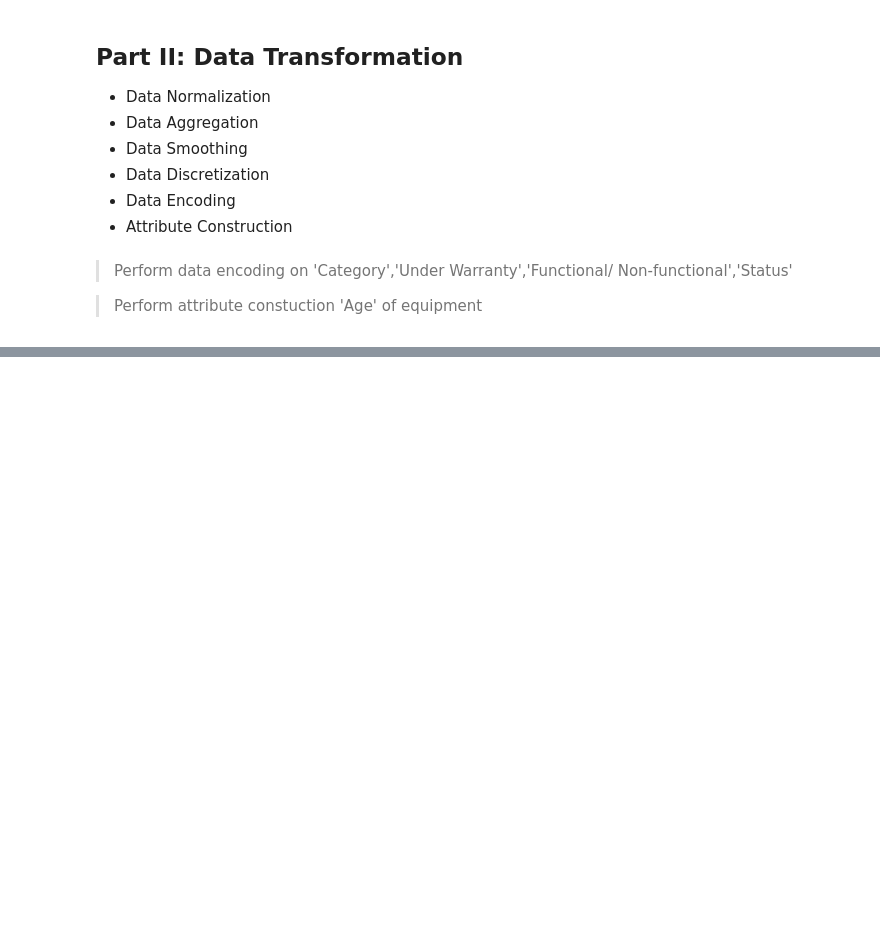
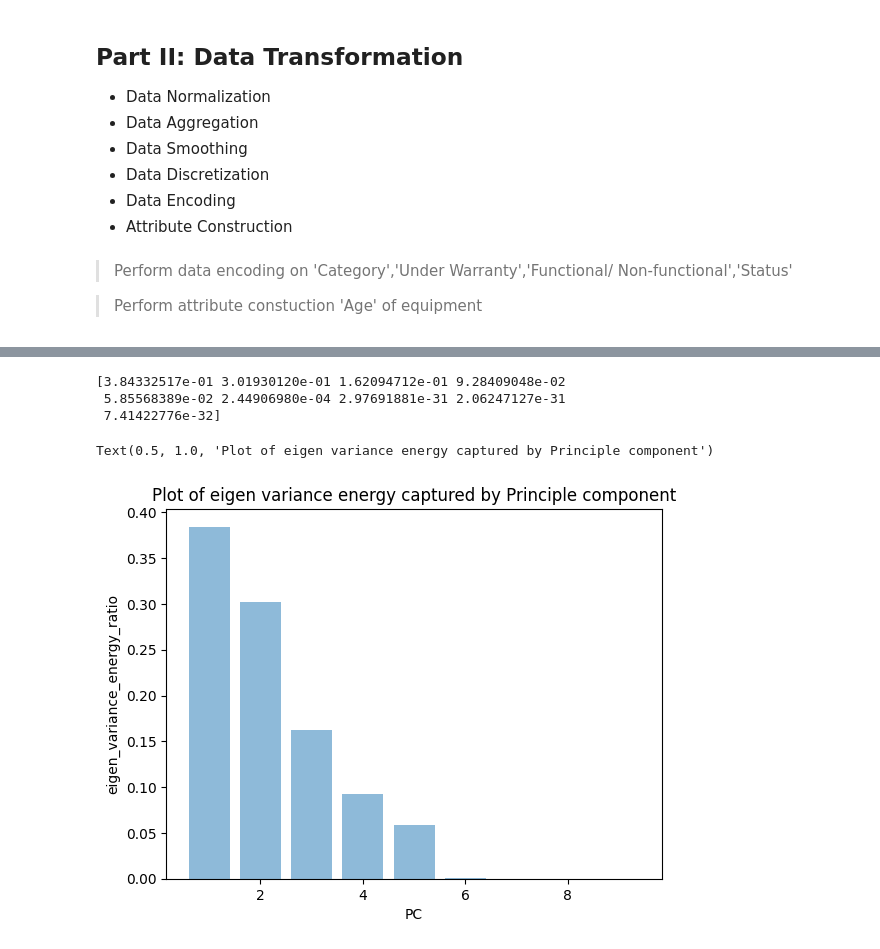
Before and after one commit to Qiiz/Medi-Hascar, a Jupyter notebook: medical_eda_pca.ipynb, the cells around one changed output, grey strips where cells are left out. Cells and saved outputs as stored; diff of their text form; code cells hidden in the pictures; blank space fills up the shorter version.

```diff
--- a/medical_eda_pca.ipynb
+++ b/medical_eda_pca.ipynb
@@ -441,0 +438,3 @@ sns.heatmap(corr, annot=True, cmap='RdBu', vmin=-1, mask=mask)
+# %%
+med_df = enc_df.iloc[:,2:]
+med_df.head(5)
@@ -441,0 +461,3 @@ sns.heatmap(corr, annot=True, cmap='RdBu', vmin=-1, mask=mask)
+# %%
+pca = PCA()
+pca.fit_transform(med_df)
@@ -441,0 +478,13 @@ sns.heatmap(corr, annot=True, cmap='RdBu', vmin=-1, mask=mask)
+# %%
+eigen_energy=pca.explained_variance_ratio_
+print(eigen_energy)
+plt.bar(range(1,10), eigen_energy, alpha=0.5, align='center', label='individual explained variance')
+plt.xlabel('PC')
+plt.ylabel('eigen_variance_energy_ratio')
+plt.title("Plot of eigen variance energy captured by Principle component")
+# %% [output]
+[3.84332517e-01 3.01930120e-01 1.62094712e-01 9.28409048e-02
+ 5.85568389e-02 2.44906980e-04 2.97691881e-31 2.06247127e-31
+ 7.41422776e-32]
+Text(0.5, 1.0, 'Plot of eigen variance energy captured by Principle component')
+[figure, added]
```
Also changed, not shown: parts of 22 cells of this notebook.
